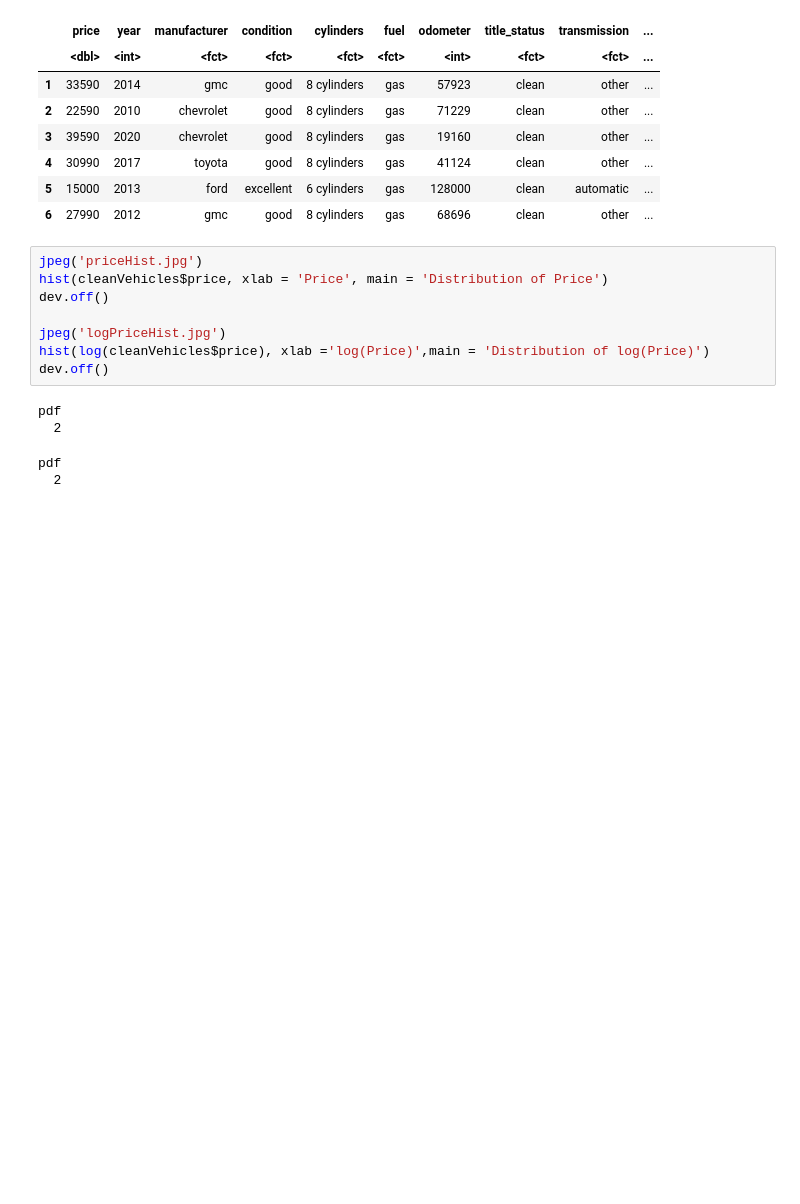
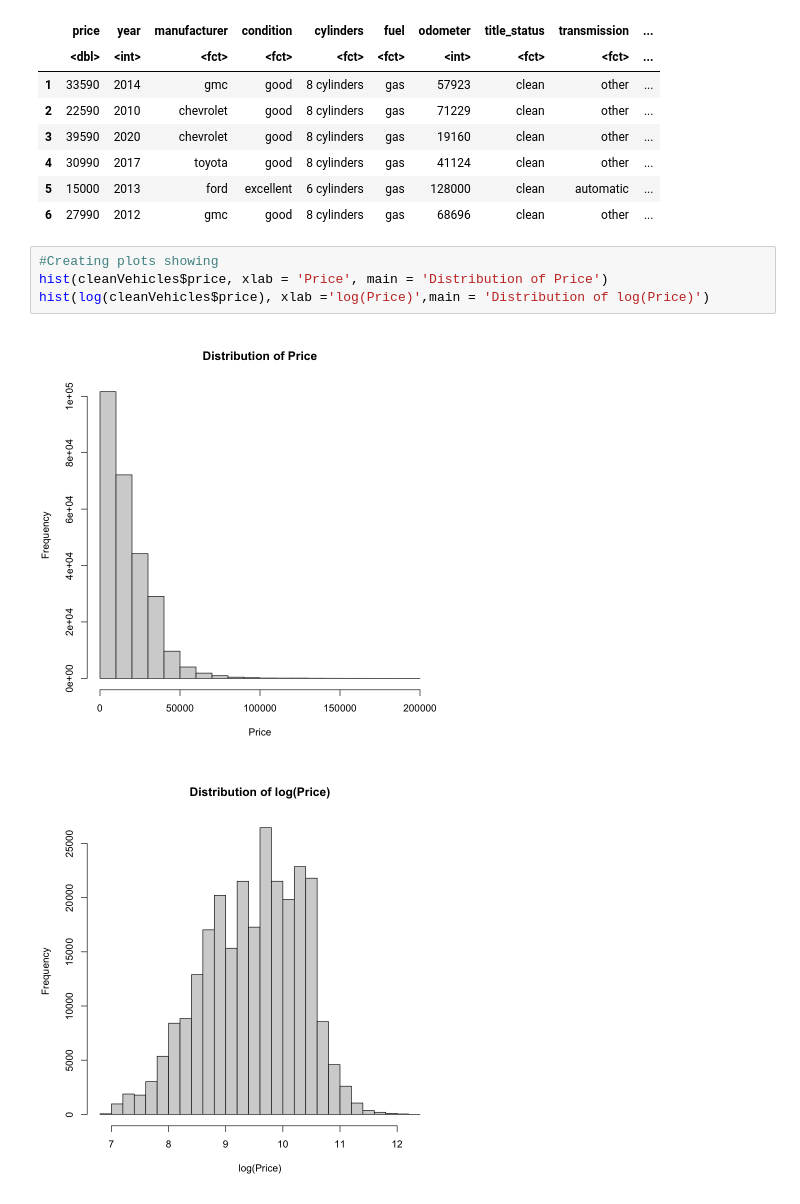
Before and after one commit to SorenRajani/STAT_447B_Project, a Jupyter notebook: dataClean.ipynb, the cells around one changed output. Saved outputs shown, nothing was run; the diff lists cells and outputs as text; blank space fills up the shorter version.

Commit message:
added histograms

```diff
--- a/dataClean.ipynb
+++ b/dataClean.ipynb
@@ -78,15 +78,9 @@ A data.frame: 6 × 13
 | 5 | 15000 | 2013 | ford | excellent | 6 cylinders | gas | 128000 | clean | automatic | ... |
 | 6 | 27990 | 2012 | gmc | good | 8 cylinders | gas | 68696 | clean | other | ... |
 # %%
-jpeg('priceHist.jpg')
+#Creating plots showing
 hist(cleanVehicles$price, xlab = 'Price', main = 'Distribution of Price')
-dev.off()
-
-jpeg('logPriceHist.jpg')
 hist(log(cleanVehicles$price), xlab ='log(Price)',main = 'Distribution of log(Price)')
-dev.off()
 # %% [output]
-pdf
-  2
-pdf
-  2
+[figure, added]
+[figure, added]
```
